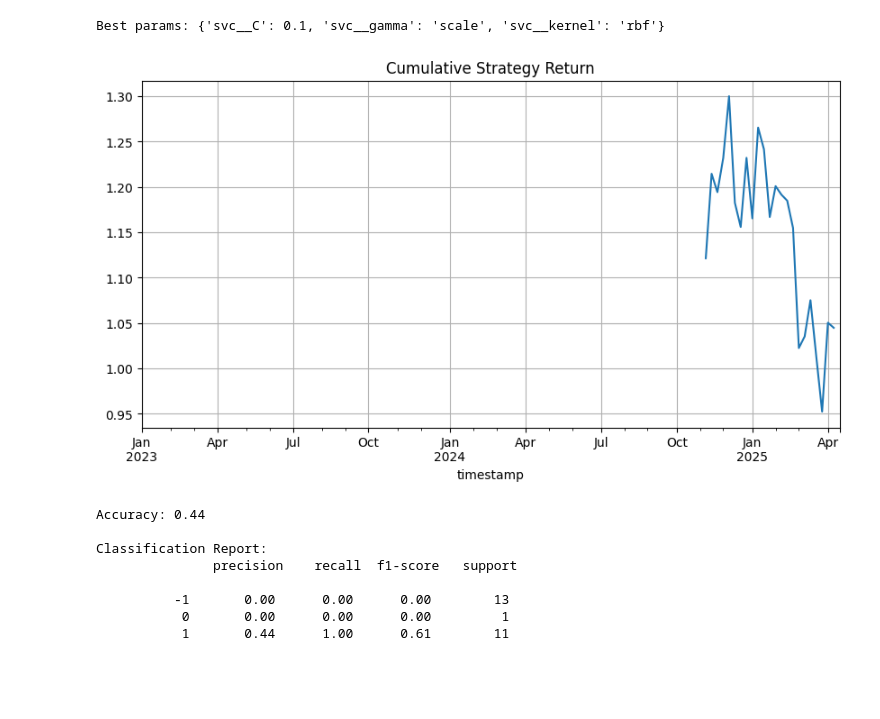
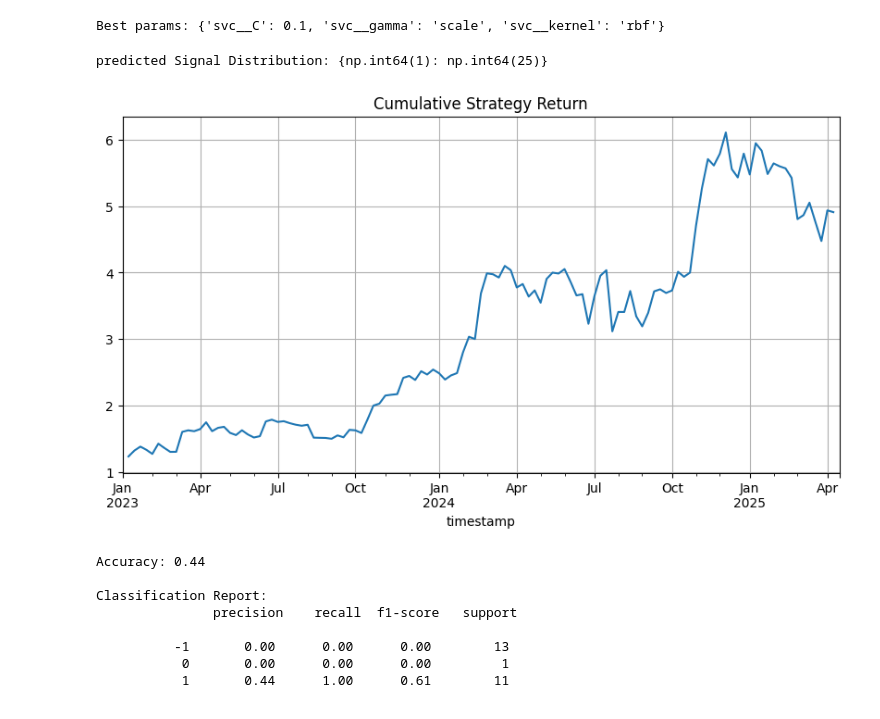
Before and after one commit to bobhampton/ML_Stock_Bot_with_Alpaca, a Jupyter notebook: Lorraine-SVM.ipynb, the cells around one changed output. Saved outputs shown, nothing was run; the diff lists cells and outputs as text; code cells hidden in the pictures; blank space fills up the shorter version.

Commit message:
fixed strategy return graph

```diff
--- a/Lorraine-SVM.ipynb
+++ b/Lorraine-SVM.ipynb
@@ -73,7 +73,10 @@ def add_indicators(df):
    #If RSI is > 70, asset is overbought , if <30 Asset is oversold - checking for momentum of recent price change
     df['rsi']=ta.momentum.RSIIndicator(df['close']).rsi()
     #MACD shows trend direction and momentum by comparing two moving averages MACD>0 ->Bullish, MACD<0-> Bearish
-    df['macd']=ta.trend.MACD(df['close']).macd()
+    macd=ta.trend.MACD(df['close'])
+    df['macd']=macd.macd()
+    df['macd_signal']=macd.macd_signal()
+
     #Bollinger bands high=2std dev above 20 day moving average and low =2 std dev below
     bb=ta.volatility.BollingerBands(df['close'])
     df['bollinger_h']=bb.bollinger_hband()
@@ -150,17 +154,24 @@ Best params: {'svc__C': 0.1, 'svc__gamma': 'scale', 'svc__kernel': 'rbf'}
 # %%
 #Predict
 
 def predict_and_plot(model, X_test, y_test, df):
-    df.loc[X_test.index, 'predicted_signal'] = model.predict(X_test)
+
+    y_pred=model.predict(X_test)
+    df.loc[X_test.index, 'predicted_signal'] = y_pred
+
+    unique, counts=np.unique(y_pred,return_counts=True)
+    [print("predicted Signal Distribution:",dict(zip(unique,counts)))]
+
     df['strategy_return'] = df['predicted_signal'].shift(1) * df['price_change']
     df['cumulative_return'] = (1 + df['strategy_return']).cumprod()
     df['cumulative_return'].plot(title='Cumulative Strategy Return', figsize=(10, 5))
     plt.grid(True)
     plt.show()
 
 predict_and_plot(model, X_test, y_test, btc)
 # %% [output]
+predicted Signal Distribution: {np.int64(1): np.int64(25)}
-[figure, old version]
+[figure, new version]
 # %%
 from sklearn.metrics import classification_report, confusion_matrix,accuracy_score
 
```
Also changed, not shown: parts of 4 cells of this notebook.
